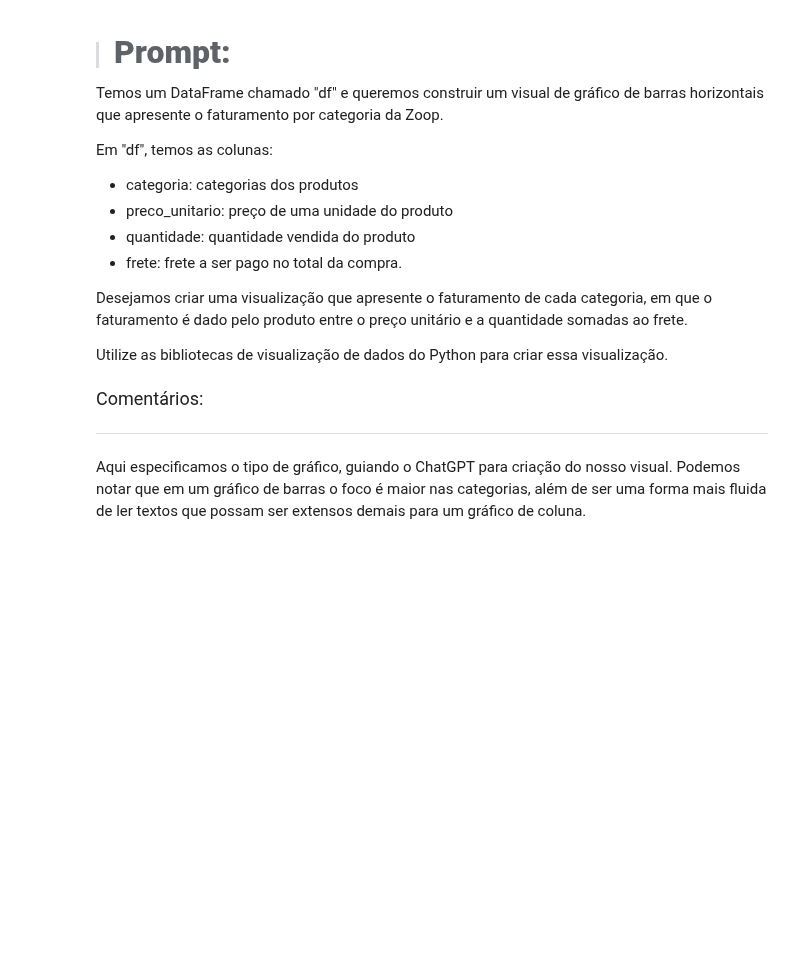
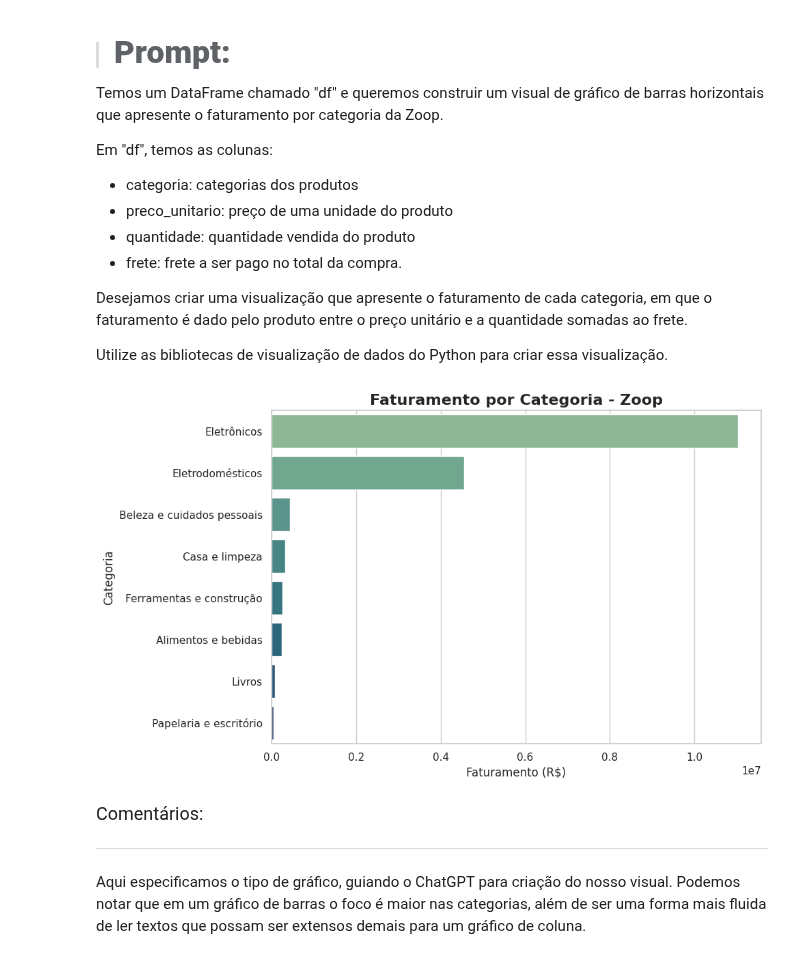
Before and after one commit to moises-rb/DataScienceOne, a Jupyter notebook: IA_Aplicada_DataScience/Projeto_Inicial_IA_aplicada_a_Data_Science.ipynb, the cells around one changed output. Drawn from its saved outputs; the diff is of its cells as text; code cells hidden in the pictures; blank space fills up the shorter version.

```diff
--- a/IA_Aplicada_DataScience/Projeto_Inicial_IA_aplicada_a_Data_Science.ipynb
+++ b/IA_Aplicada_DataScience/Projeto_Inicial_IA_aplicada_a_Data_Science.ipynb
@@ -242,6 +527,34 @@ Em "df", temos as colunas:
 Desejamos criar uma visualização que apresente o faturamento de cada categoria, em que o faturamento é dado pelo produto entre o preço unitário e a quantidade somadas ao frete.
 
 Utilize as bibliotecas de visualização de dados do Python para criar essa visualização.
+# %%
+# 🧠 Criar a coluna de faturamento por linha
+df['faturamento'] = (df['preco_unitario'] * df['quantidade']) + df['frete']
+
+# 🔍 Agrupar por categoria e somar o faturamento
+faturamento_por_categoria = df.groupby('categoria')['faturamento'].sum().reset_index()
+
+# 🔥 Ordenar do maior pro menor (opcional, mas deixa lindo)
+faturamento_por_categoria = faturamento_por_categoria.sort_values(by='faturamento', ascending=False)
+
+# 🎨 Plotar o gráfico de barras horizontais
+plt.figure(figsize=(10, 6))
+sns.barplot(
+    data=faturamento_por_categoria,
+    x='faturamento',
+    y='categoria',
+    palette='crest',
+    hue='categoria',
+    dodge=False
+)
+
+plt.title('Faturamento por Categoria - Zoop', fontsize=16, weight='bold')
+plt.xlabel('Faturamento (R$)')
+plt.ylabel('Categoria')
+plt.tight_layout()
+plt.show()
+# %% [output]
+[figure, added]
 # %% [markdown]
 <font color="7b71ff" size=4> Comentários: </font>
 
```
Also changed, not shown: parts of 26 cells of this notebook.
